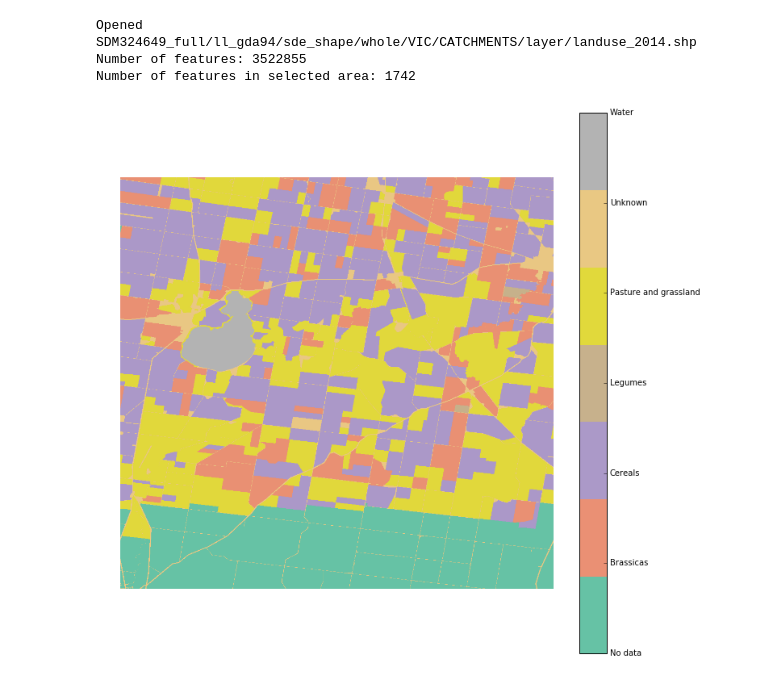
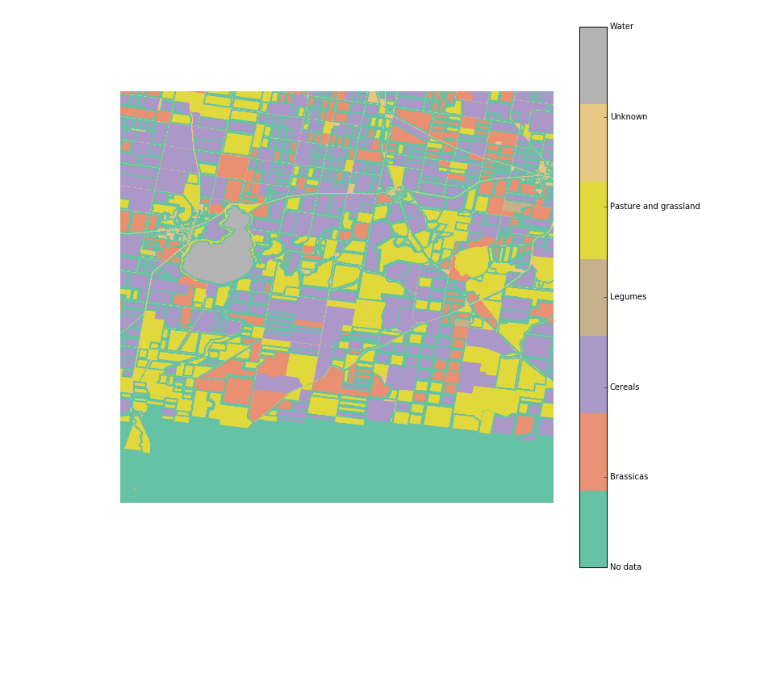
Before and after one commit to HKCaesar/EarthEngineDataProcessing, a Jupyter notebook: test_land_use_script.ipynb, the cells around one changed output. Drawn from its saved outputs; the diff is of its cells as text; code cells hidden in the pictures; blank space fills up the shorter version.

Commit message:
buffering

```diff
--- a/test_land_use_script.ipynb
+++ b/test_land_use_script.ipynb
@@ -3,16 +3,15 @@ import scripts.read_land_use as land_use
 import matplotlib.pyplot as plt
 %matplotlib inline
-# %%
-array, unique_classes = land_use.read_land_use()
-# %% [output]
-Opened SDM324649_full/ll_gda94/sde_shape/whole/VIC/CATCHMENTS/layer/landuse_2014.shp
-Number of features: 3522855
-Number of features in selected area: 1742
+# %%
+array, unique_classes = land_use.read_land_use(buffer=-0.001,
+                                               area_filter="POLYGON ((142.79501249253747 -37.62573016158374, 142.79363481285884 -37.832739875957245,\
+                        143.06774894788782 -37.83260406398416, 143.0691229156846 -37.62518532754736,\
+                        142.79501249253747 -37.62573016158374))")
 # %%
 plt.figure(figsize=(12, 12))
 plt.axis('off')
 im = plt.imshow(array, cmap=plt.cm.get_cmap('Set2', len(unique_classes)))
-plt.colorbar(ticks=[0,1,2,3,4,5,6], format=plt.FuncFormatter(lambda val, loc: unique_classes[val]))
+plt.colorbar(ticks=range(len(unique_classes)), format=plt.FuncFormatter(lambda val, loc: unique_classes[val]))
 plt.show()
 # %% [output]
-[figure, old version]
+[figure, new version]
```
Also changed, not shown: parts of 1 cell of this notebook, 6 other files.
